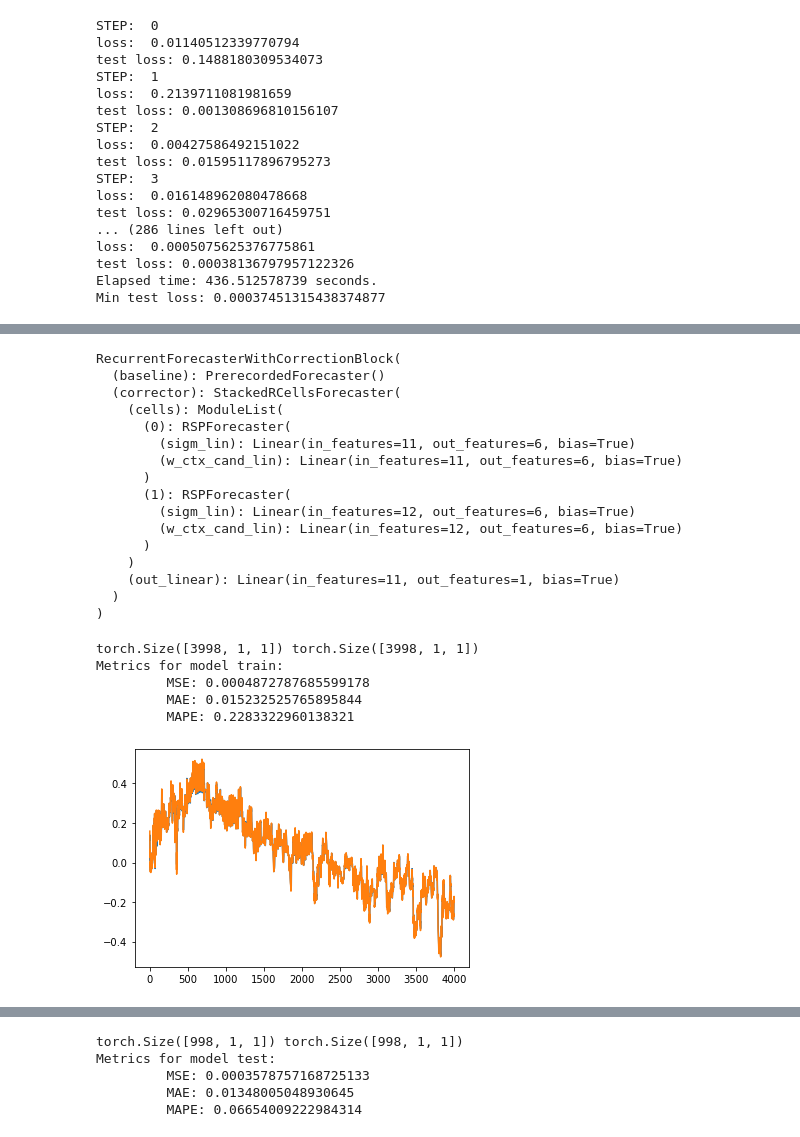
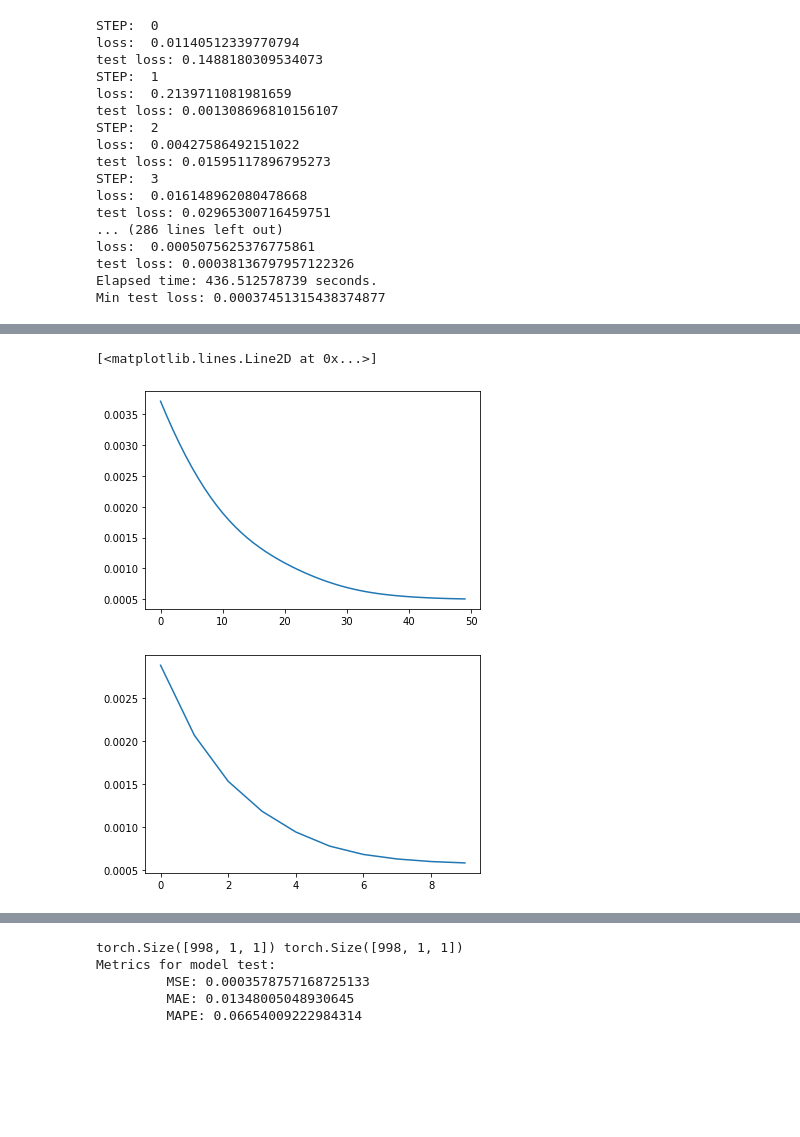
Before and after one commit to vladislav-horbatiuk/rspl_neuron_experiments, a Jupyter notebook: test_recurr_sigmoid_piecewise_neuron_forecasting.ipynb, the cells around one changed output, grey strips where cells are left out. Saved outputs shown, nothing was run; the diff lists cells and outputs as text; code cells hidden in the pictures; blank space fills up the shorter version.

```diff
--- a/test_recurr_sigmoid_piecewise_neuron_forecasting.ipynb
+++ b/test_recurr_sigmoid_piecewise_neuron_forecasting.ipynb
@@ -736,42 +698,11 @@ Metrics for With LSTM correction train:
-# %%
-model.load_state_dict(torch.load('best_chkpt.pt'))
-model.eval()
-# print(model.correction_scale_b)
-# print(model.correction_scale_w)
-# %% [output]
-RecurrentForecasterWithCorrectionBlock(
-  (baseline): PrerecordedForecaster()
-  (corrector): StackedRCellsForecaster(
-    (cells): ModuleList(
-      (0): RSPForecaster(
-        (sigm_lin): Linear(in_features=11, out_features=6, bias=True)
-        (w_ctx_cand_lin): Linear(in_features=11, out_features=6, bias=True)
-      )
-      (1): RSPForecaster(
-        (sigm_lin): Linear(in_features=12, out_features=6, bias=True)
-        (w_ctx_cand_lin): Linear(in_features=12, out_features=6, bias=True)
-      )
-    )
-    (out_linear): Linear(in_features=11, out_features=1, bias=True)
-  )
-)
-# %%
-baseline.train_targets = train_out
-with torch.no_grad():
-    model_forecasts, _ = run_mod_with_correction_block_on_inputs_with_targets(
-        model, inp, target, setup_ctxs=True, delete_ctxs=True, model_mode=PRForecaster.MODE_TRAIN)
-    print(model_forecasts.shape, target.shape)
-    print_metrics(model_forecasts, target, 'model train')
-    N, S, one = target.shape
-    SEQ_IDX = 0
-    plt.figure()
-    plt.plot(np.arange(N), model_forecasts[:, SEQ_IDX, :].detach())
-    plt.plot(np.arange(N), target[:, SEQ_IDX, :].detach())
-    plt.show()
-# %% [output]
-torch.Size([3998, 1, 1]) torch.Size([3998, 1, 1])
-Metrics for model train:
-         MSE: 0.0004872787685599178
-         MAE: 0.015232525765895844
-         MAPE: 0.2283322960138321
-[figure, removed]
+# %%
+from dataclasses import dataclass
+from typing import List
+
+@dataclass
+class DoShitResults:
+    epoch_errors_train: List[float]
+    epoch_errors_val: List[float]
+    time_per_epoch: List[float]
+
+tst = DoShitResults([2., 3.], [3., 4.], [5., 6.])
@@ -777,0 +802,16 @@ Metrics for model train:
+# %%
+res = do_shit(
+    time_series=heart_data,
+    cell_type=RSPForecaster,
+    inp_size=2,
+    hidden_size=5,
+    num_cells=1,
+    max_epochs=50,
+    lr=0.001,
+    do_plot=False,
+    get_train_val_data_fn=get_train_test_data_heart_rate
+)
+plt.plot(range(len(res.epoch_errors_train)), res.epoch_errors_train)
+plt.figure()
+plt.plot(range(len(res.epoch_errors_val)), res.epoch_errors_val)
+# %% [output]
@@ -777,0 +835,3 @@ Metrics for model train:
+[<matplotlib.lines.Line2D at 0x...>]
+[figure, added]
+[figure, added]
```
Also changed, not shown: parts of 34 cells of this notebook, 2 other files.
